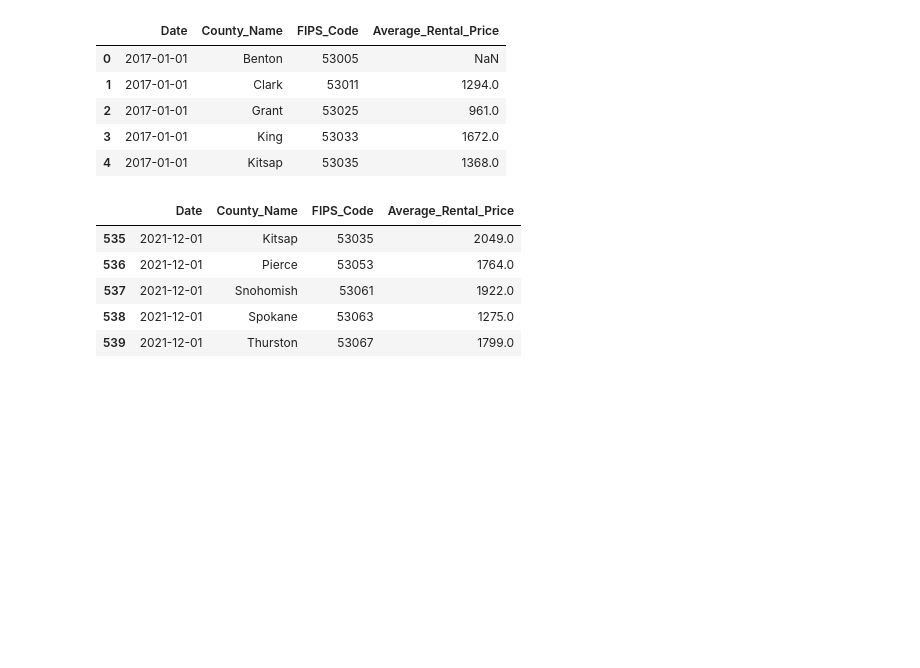
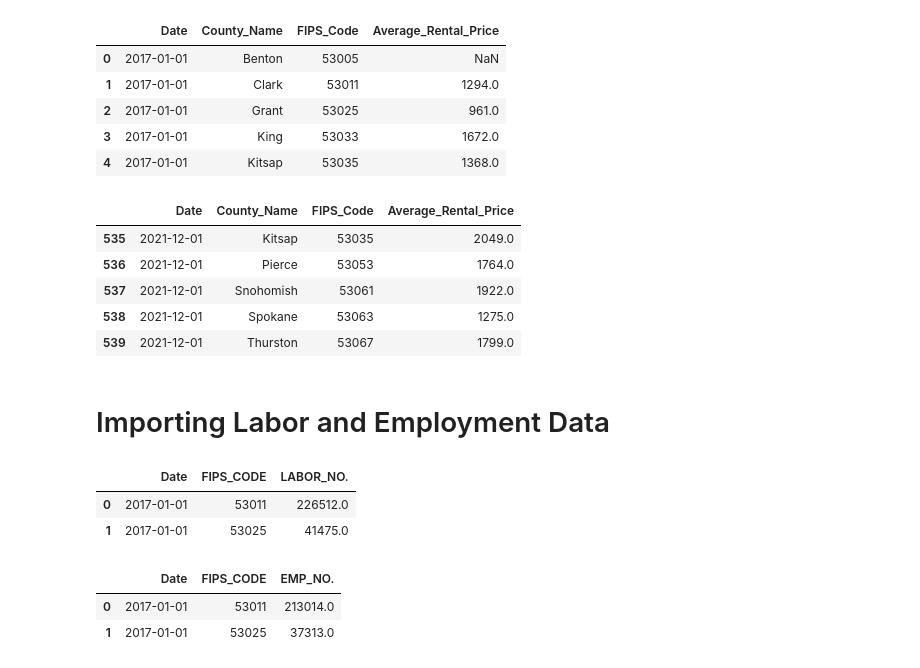
Before and after one commit to Summi-Khanna/Alpha-Dot-Housing-Market-Analysis, a Jupyter notebook: data_cleaning.ipynb, the cells around one changed output. Saved outputs shown, nothing was run; the diff lists cells and outputs as text; code cells hidden in the pictures; blank space fills up the shorter version.

Commit message:
Added Data Transpose of Labor and Employment Data

```diff
--- a/data_cleaning.ipynb
+++ b/data_cleaning.ipynb
@@ -322,3 +322,38 @@ rental_county_df.tail()
 | 537 | 2021-12-01 | Snohomish | 53061 | 1922.0 |
 | 538 | 2021-12-01 | Spokane | 53063 | 1275.0 |
 | 539 | 2021-12-01 | Thurston | 53067 | 1799.0 |
+# %%
+def labor_emp_transform(data_df ,df_type ):
+    data_df = data_df.stack()
+    data_df = pd.DataFrame(data_df.reset_index())
+    data_df.columns = ['Date','FIPS_CODE',df_type+'_NO.']
+    return data_df
+# %% [markdown]
+# Importing Labor and Employment Data
+# %%
+# Reading Countywise Labor Force Data From `wa_labor_force_by_county.csv`
+wa_labor_force_df = pd.read_csv('Resources/wa_labor_force_by_county.csv',
+                                 index_col=0,infer_datetime_format=True,
+                                  parse_dates=True
+                                 )
+
+# Calling `labor_emp_transform` function for DataFrame
+wa_labor_force_df = labor_emp_transform(wa_labor_force_df, "LABOR")
+
+# Reading Countywise Labor Force Data From `wa_employment_by_county.csv`
+wa_employment_df = pd.read_csv('Resources/wa_employment_by_county.csv',
+                                 index_col=0,infer_datetime_format=True,
+                                  parse_dates=True)
+
+# Calling `labor_emp_transform` function for DataFrame
+wa_employment_df = labor_emp_transform(wa_employment_df, "EMP")
+
+display(wa_labor_force_df.head(2))
+display(wa_employment_df.head(2))
+# %% [output]
+|  | Date | FIPS_CODE | LABOR_NO. |
+| 0 | 2017-01-01 | 53011 | 226512.0 |
+| 1 | 2017-01-01 | 53025 | 41475.0 |
+|  | Date | FIPS_CODE | EMP_NO. |
+| 0 | 2017-01-01 | 53011 | 213014.0 |
+| 1 | 2017-01-01 | 53025 | 37313.0 |
```
